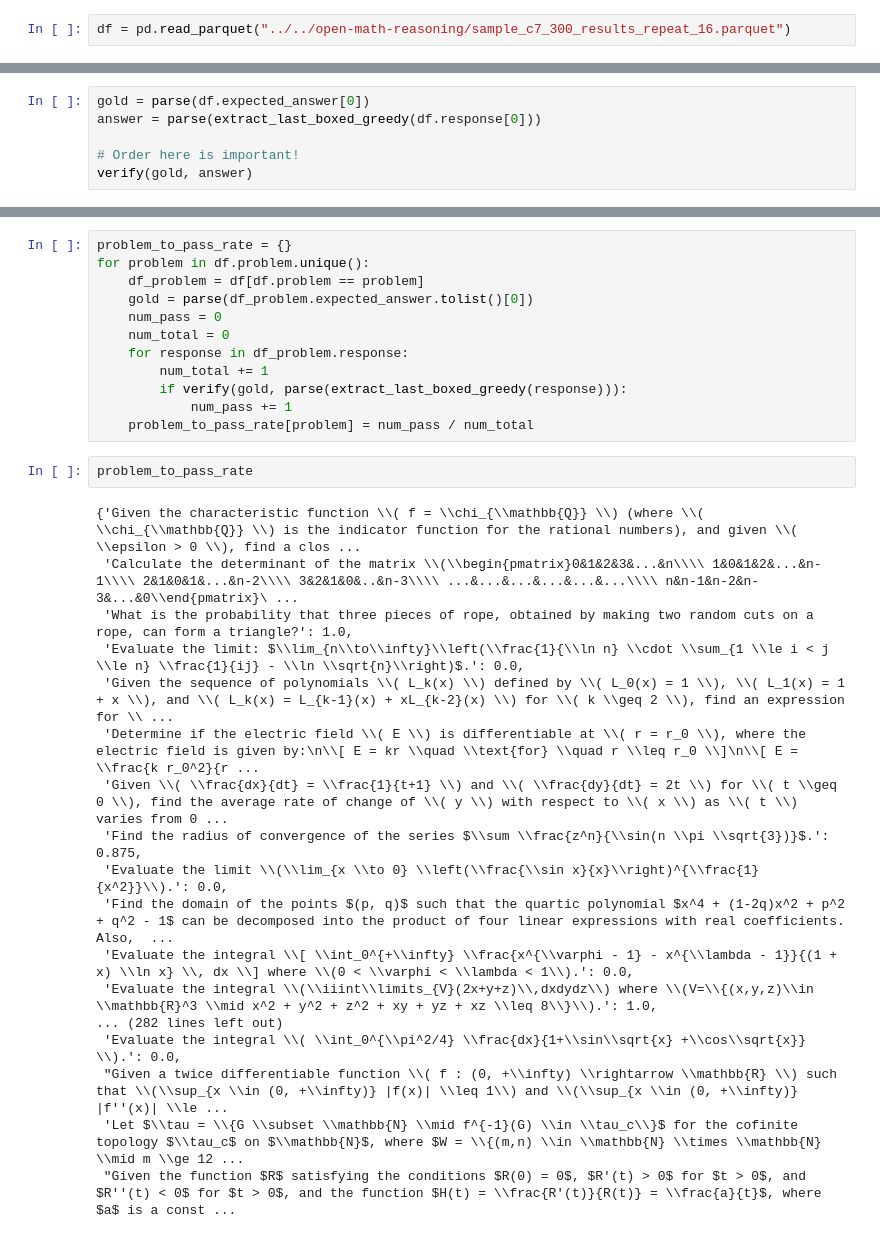
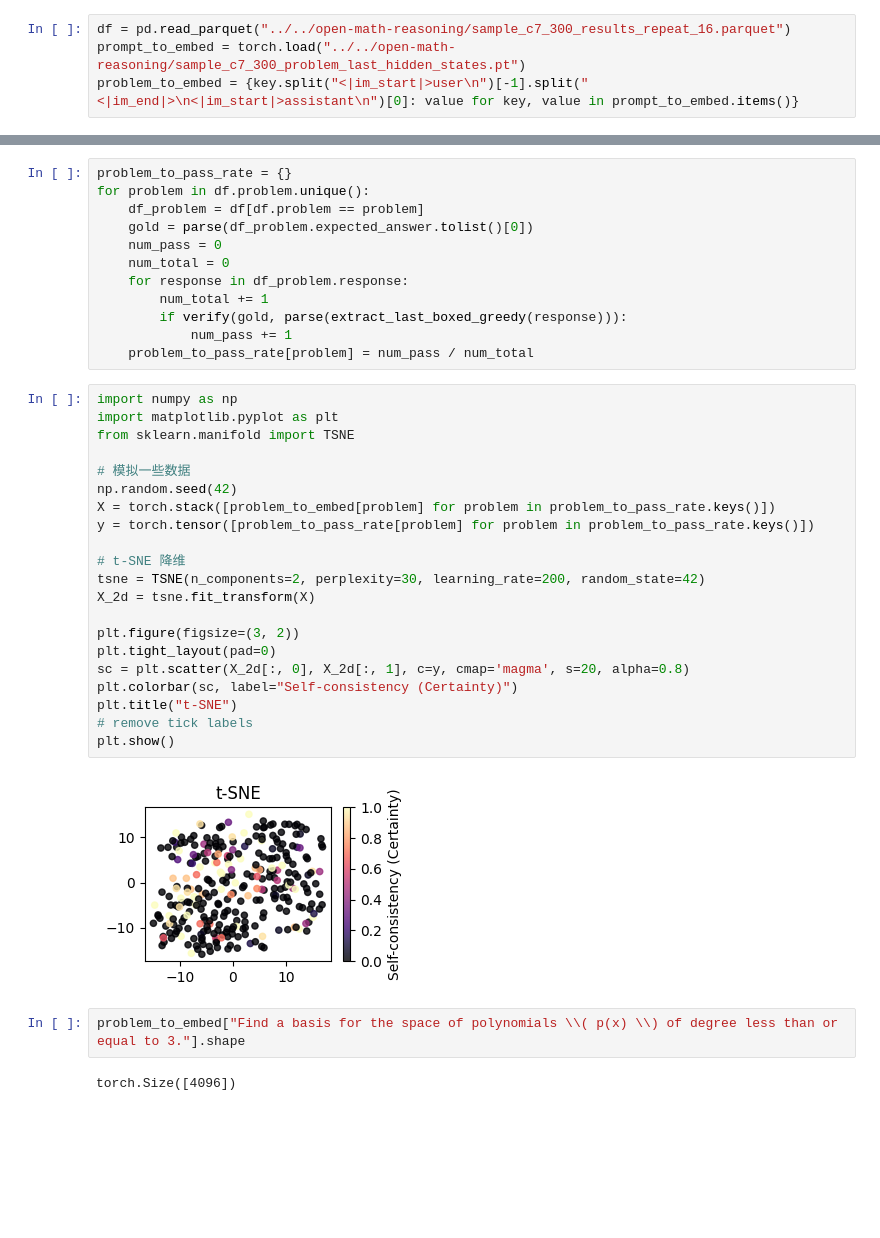
Before and after one commit to pingzhili/vllm-generator, a Jupyter notebook: notebooks/profile.ipynb, the cells around one changed output, grey strips where cells are left out. Saved outputs shown, nothing was run; the diff lists cells and outputs as text; blank space fills up the shorter version.

```diff
--- a/notebooks/profile.ipynb
+++ b/notebooks/profile.ipynb
@@ -5,5 +7,7 @@ import pandas as pd
 # %%
 df = pd.read_parquet("../../open-math-reasoning/sample_c7_300_results_repeat_16.parquet")
+prompt_to_embed = torch.load("../../open-math-reasoning/sample_c7_300_problem_last_hidden_states.pt")
+problem_to_embed = {key.split("<|im_start|>user\n")[-1].split("<|im_end|>\n<|im_start|>assistant\n")[0]: value for key, value in prompt_to_embed.items()}
 # %%
 def extract_last_boxed_greedy(text):
     if not text:
@@ -31,6 +26,0 @@ df.expected_answer[0]
-# %%
-gold = parse(df.expected_answer[0])
-answer = parse(extract_last_boxed_greedy(df.response[0]))
-
-# Order here is important!
-verify(gold, answer)
@@ -48,23 +36,30 @@ for problem in df.problem.unique():
         if verify(gold, parse(extract_last_boxed_greedy(response))):
             num_pass += 1
     problem_to_pass_rate[problem] = num_pass / num_total
-# %%
-problem_to_pass_rate
-# %% [output]
-{'Given the characteristic function \\( f = \\chi_{\\mathbb{Q}} \\) (where \\( \\chi_{\\mathbb{Q}} \\) is the indicator function for the rational numbers), and given \\( \\epsilon > 0 \\), find a clos ...
- 'Calculate the determinant of the matrix \\(\\begin{pmatrix}0&1&2&3&...&n\\\\ 1&0&1&2&...&n-1\\\\ 2&1&0&1&...&n-2\\\\ 3&2&1&0&..&n-3\\\\ ...&...&...&...&...&...\\\\ n&n-1&n-2&n-3&...&0\\end{pmatrix}\ ...
- 'What is the probability that three pieces of rope, obtained by making two random cuts on a rope, can form a triangle?': 1.0,
- 'Evaluate the limit: $\\lim_{n\\to\\infty}\\left(\\frac{1}{\\ln n} \\cdot \\sum_{1 \\le i < j \\le n} \\frac{1}{ij} - \\ln \\sqrt{n}\\right)$.': 0.0,
- 'Given the sequence of polynomials \\( L_k(x) \\) defined by \\( L_0(x) = 1 \\), \\( L_1(x) = 1 + x \\), and \\( L_k(x) = L_{k-1}(x) + xL_{k-2}(x) \\) for \\( k \\geq 2 \\), find an expression for \\ ...
- 'Determine if the electric field \\( E \\) is differentiable at \\( r = r_0 \\), where the electric field is given by:\n\\[ E = kr \\quad \\text{for} \\quad r \\leq r_0 \\]\n\\[ E = \\frac{k r_0^2}{r ...
- 'Given \\( \\frac{dx}{dt} = \\frac{1}{t+1} \\) and \\( \\frac{dy}{dt} = 2t \\) for \\( t \\geq 0 \\), find the average rate of change of \\( y \\) with respect to \\( x \\) as \\( t \\) varies from 0 ...
- 'Find the radius of convergence of the series $\\sum \\frac{z^n}{\\sin(n \\pi \\sqrt{3})}$.': 0.875,
- 'Evaluate the limit \\(\\lim_{x \\to 0} \\left(\\frac{\\sin x}{x}\\right)^{\\frac{1}{x^2}}\\).': 0.0,
- 'Find the domain of the points $(p, q)$ such that the quartic polynomial $x^4 + (1-2q)x^2 + p^2 + q^2 - 1$ can be decomposed into the product of four linear expressions with real coefficients. Also,  ...
- 'Evaluate the integral \\[ \\int_0^{+\\infty} \\frac{x^{\\varphi - 1} - x^{\\lambda - 1}}{(1 + x) \\ln x} \\, dx \\] where \\(0 < \\varphi < \\lambda < 1\\).': 0.0,
- 'Evaluate the integral \\(\\iiint\\limits_{V}(2x+y+z)\\,dxdydz\\) where \\(V=\\{(x,y,z)\\in \\mathbb{R}^3 \\mid x^2 + y^2 + z^2 + xy + yz + xz \\leq 8\\}\\).': 1.0,
-... (282 lines left out)
- 'Evaluate the integral \\( \\int_0^{\\pi^2/4} \\frac{dx}{1+\\sin\\sqrt{x} +\\cos\\sqrt{x}} \\).': 0.0,
- "Given a twice differentiable function \\( f : (0, +\\infty) \\rightarrow \\mathbb{R} \\) such that \\(\\sup_{x \\in (0, +\\infty)} |f(x)| \\leq 1\\) and \\(\\sup_{x \\in (0, +\\infty)} |f''(x)| \\le ...
- 'Let $\\tau = \\{G \\subset \\mathbb{N} \\mid f^{-1}(G) \\in \\tau_c\\}$ for the cofinite topology $\\tau_c$ on $\\mathbb{N}$, where $W = \\{(m,n) \\in \\mathbb{N} \\times \\mathbb{N} \\mid m \\ge 12 ...
- "Given the function $R$ satisfying the conditions $R(0) = 0$, $R'(t) > 0$ for $t > 0$, and $R''(t) < 0$ for $t > 0$, and the function $H(t) = \\frac{R'(t)}{R(t)} = \\frac{a}{t}$, where $a$ is a const ...
+# %%
+import numpy as np
+import matplotlib.pyplot as plt
+from sklearn.manifold import TSNE
+
+# 模拟一些数据
+np.random.seed(42)
+X = torch.stack([problem_to_embed[problem] for problem in problem_to_pass_rate.keys()])
+y = torch.tensor([problem_to_pass_rate[problem] for problem in problem_to_pass_rate.keys()])
+
+# t-SNE 降维
+tsne = TSNE(n_components=2, perplexity=30, learning_rate=200, random_state=42)
+X_2d = tsne.fit_transform(X)
+
+plt.figure(figsize=(3, 2))
+plt.tight_layout(pad=0)
+sc = plt.scatter(X_2d[:, 0], X_2d[:, 1], c=y, cmap='magma', s=20, alpha=0.8)
+plt.colorbar(sc, label="Self-consistency (Certainty)")
+plt.title("t-SNE")
+# remove tick labels
+plt.show()
+# %% [output]
+[figure, added]
+# %%
+problem_to_embed["Find a basis for the space of polynomials \\( p(x) \\) of degree less than or equal to 3."].shape
+# %% [output]
+torch.Size([4096])
```
Also changed, not shown: parts of 4 cells of this notebook, 1 other file.
